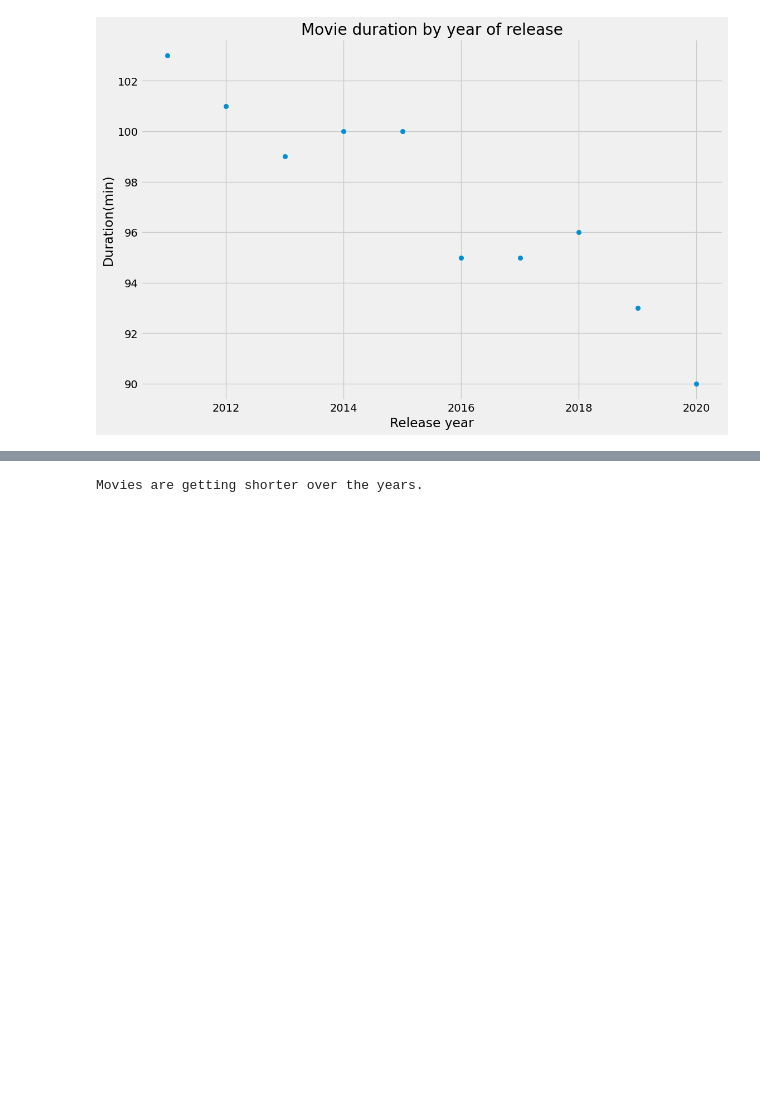
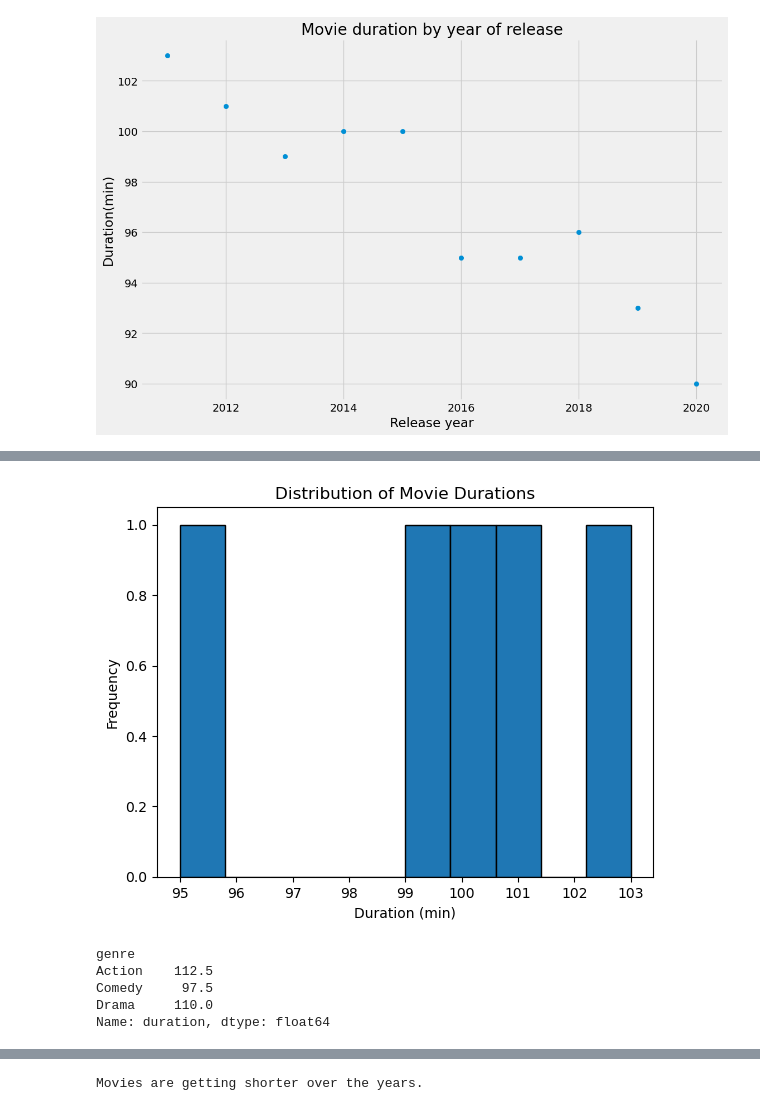
Before and after one commit to Akmalrbn/Netflix-Big-Data-Analysis, a Jupyter notebook: analyze_data.ipynb, the cells around one changed output, grey strips where cells are left out. Drawn from its saved outputs; the diff is of its cells as text; code cells hidden in the pictures; blank space fills up the shorter version.

```diff
--- a/analyze_data.ipynb
+++ b/analyze_data.ipynb
@@ -241,3 +244,17 @@ plt.ylabel('Duration(min)')
 plt.show()
 # %% [output]
 [figure]
+# %%
+import pandas as pd
+
+# Contoh DataFrame durations_df
+movie_dict = {
+    'years': [2011, 2012, 2013, 2014, 2015],
+    'durations': [103, 101, 99, 100, 95]
+}
+
+durations_df = pd.DataFrame(movie_dict)
+
+# Menghitung statistik deskriptif dari kolom 'durations'
+statistics = durations_df['durations'].describe()
+print(statistics)
@@ -243,0 +271,26 @@ plt.show()
+# %%
+# Membuat histogram untuk distribusi durasi film
+plt.hist(durations_df['durations'], bins=10, edgecolor='black')
+plt.title('Distribution of Movie Durations')
+plt.xlabel('Duration (min)')
+plt.ylabel('Frequency')
+plt.show()
+# %% [output]
+[figure, added]
+# %%
+# Contoh data genre film (dalam bentuk DataFrame)
+genre_data = pd.DataFrame({
+    'film_id': [1, 2, 3, 4, 5],
+    'genre': ['Action', 'Comedy', 'Drama', 'Action', 'Comedy'],
+    'duration': [120, 95, 110, 105, 100]
+})
+
+# Menampilkan rata-rata durasi film berdasarkan genre
+average_duration_by_genre = genre_data.groupby('genre')['duration'].mean()
+print(average_duration_by_genre)
+# %% [output]
+genre
+Action    112.5
+Comedy     97.5
+Drama     110.0
+Name: duration, dtype: float64
```
Also changed, not shown: parts of 4 cells of this notebook.
